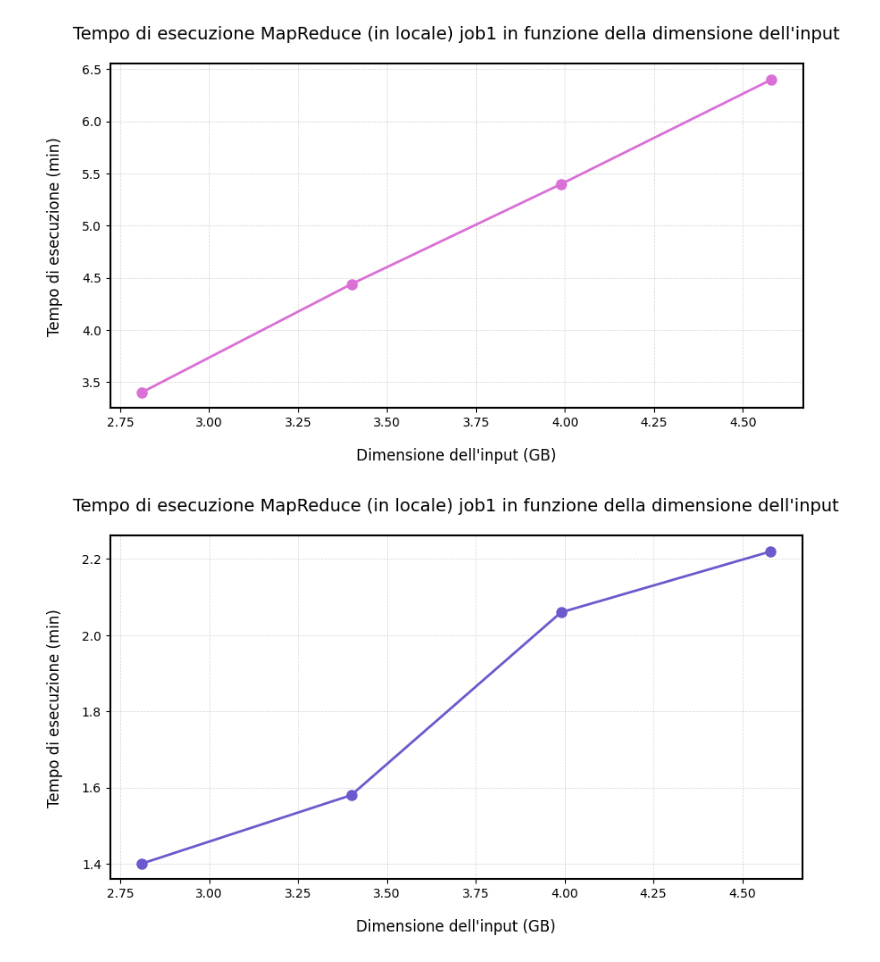
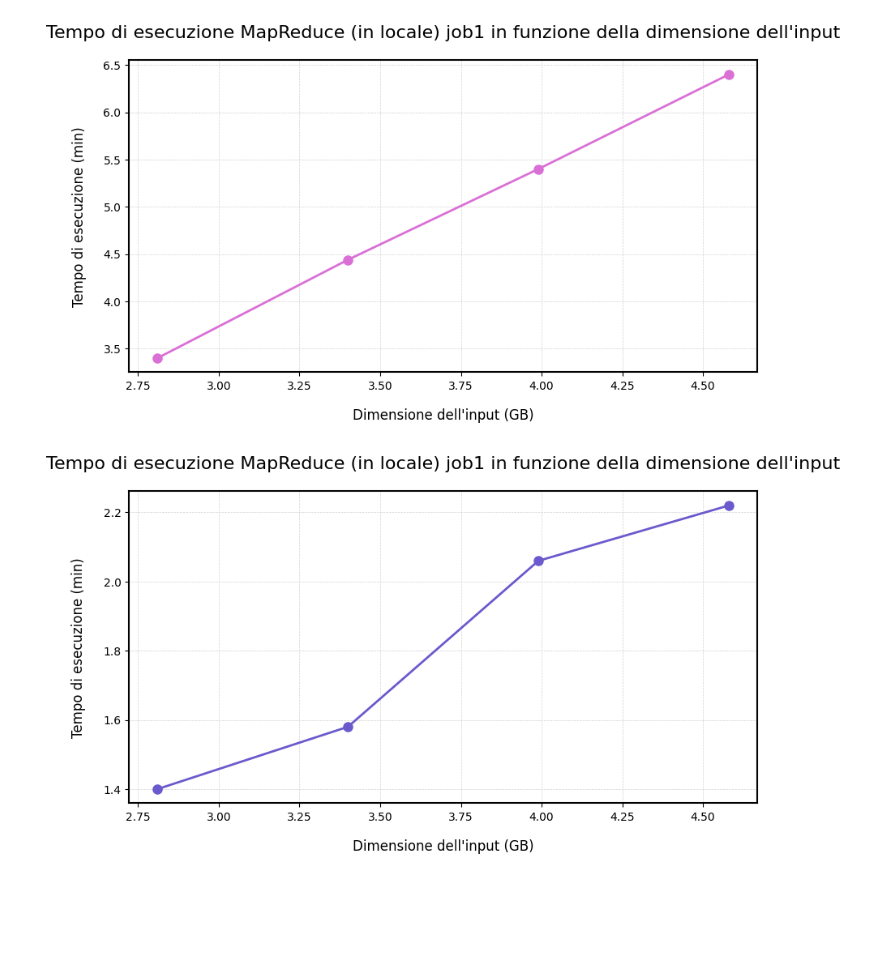
Before and after one commit to elisacatena/BigDataApplications, a Jupyter notebook: execution_times_job1.ipynb, the cells around one changed output. Cells and saved outputs as stored; diff of their text form; code cells hidden in the pictures; blank space fills up the shorter version.

```diff
--- a/execution_times_job1.ipynb
+++ b/execution_times_job1.ipynb
@@ -78,42 +78,42 @@ plt.show()
 # %%
-job_data = [
+job_data_3 = [
     {"input_size": 2.81, "execution_time": 3.40},
     {"input_size": 3.40, "execution_time": 4.44},
     {"input_size": 3.99, "execution_time": 5.40},
     {"input_size": 4.58, "execution_time": 6.40},
 ]
 
 # Creare un DataFrame
-df = pd.DataFrame(job_data)
+df3 = pd.DataFrame(job_data_3)
 
 # Creare il grafico
 fig, ax = plt.subplots(figsize=(10, 5), facecolor='white')
 # Impostare lo sfondo interno del grafico come bianco
 ax.set_facecolor('white')
 
 # Personalizzare il grafico
-ax.plot(df['input_size'], df['execution_time'], marker='o', linestyle='-', color='orchid', markersize=8, linewidth=2)
+ax.plot(df3['input_size'], df3['execution_time'], marker='o', linestyle='-', color='orchid', markersize=8, linewidth=2)
 
 # Aggiungere il bordo nero
 for spine in ax.spines.values():
     spine.set_edgecolor('black')
     spine.set_linewidth(1.5)
 
 # Etichette degli assi
 ax.set_xlabel("Dimensione dell'input (GB)", fontsize=12, labelpad=15)
 ax.set_ylabel("Tempo di esecuzione (min)", fontsize=12, labelpad=15)
 
 # Titolo del grafico
-ax.set_title("Tempo di esecuzione MapReduce (in locale) job1 in funzione della dimensione dell'input", fontsize=14, pad=20)
+ax.set_title("Tempo di esecuzione MapReduce (in locale) job1 in funzione della dimensione dell'input", fontsize=16, pad=20)
 
 # Aggiungere una griglia sottile
 ax.grid(True, linestyle='--', linewidth=0.5, color='lightgray')
 
 plt.show()
 # %% [output]
-[figure, old version]
+[figure, new version]
 # %%
-job_data = [
+job_data_4 = [
     {"input_size": 2.81, "execution_time": 1.40},
     {"input_size": 3.40, "execution_time": 1.58},
     {"input_size": 3.99, "execution_time": 2.06},
@@ -121,7 +121,7 @@ job_data = [
 ]
 
 # Creare un DataFrame
-df = pd.DataFrame(job_data)
+df4 = pd.DataFrame(job_data_4)
 
 # Creare il grafico
 fig, ax = plt.subplots(figsize=(10, 5), facecolor='white')
@@ -129,7 +129,7 @@ fig, ax = plt.subplots(figsize=(10, 5), facecolor='white')
 ax.set_facecolor('white')
 
 # Personalizzare il grafico
-ax.plot(df['input_size'], df['execution_time'], marker='o', linestyle='-', color='slateblue', markersize=8, linewidth=2)
+ax.plot(df4['input_size'], df4['execution_time'], marker='o', linestyle='-', color='slateblue', markersize=8, linewidth=2)
 
 # Aggiungere il bordo nero
 for spine in ax.spines.values():
@@ -141,11 +141,11 @@ ax.set_xlabel("Dimensione dell'input (GB)", fontsize=12, labelpad=15)
 ax.set_ylabel("Tempo di esecuzione (min)", fontsize=12, labelpad=15)
 
 # Titolo del grafico
-ax.set_title("Tempo di esecuzione MapReduce (in locale) job1 in funzione della dimensione dell'input", fontsize=14, pad=20)
+ax.set_title("Tempo di esecuzione MapReduce (in locale) job1 in funzione della dimensione dell'input", fontsize=16, pad=20)
 
 # Aggiungere una griglia sottile
 ax.grid(True, linestyle='--', linewidth=0.5, color='lightgray')
 
 plt.show()
 # %% [output]
-[figure, old version]
+[figure, new version]
```
Also changed, not shown: parts of 3 cells of this notebook.
